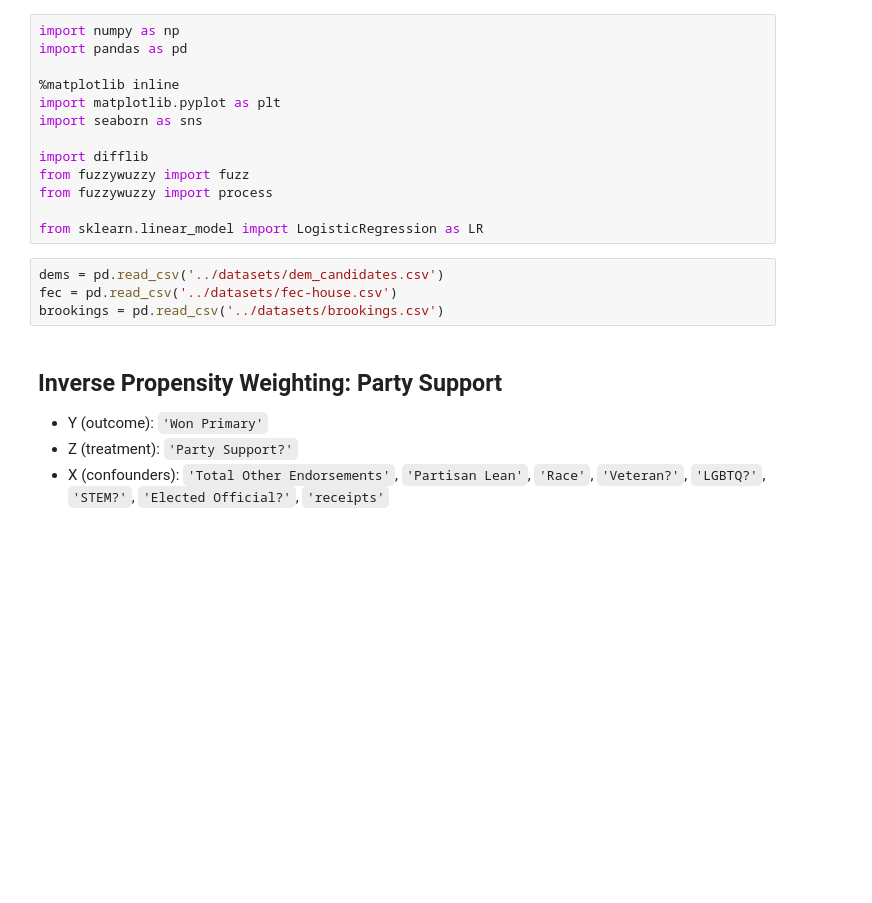
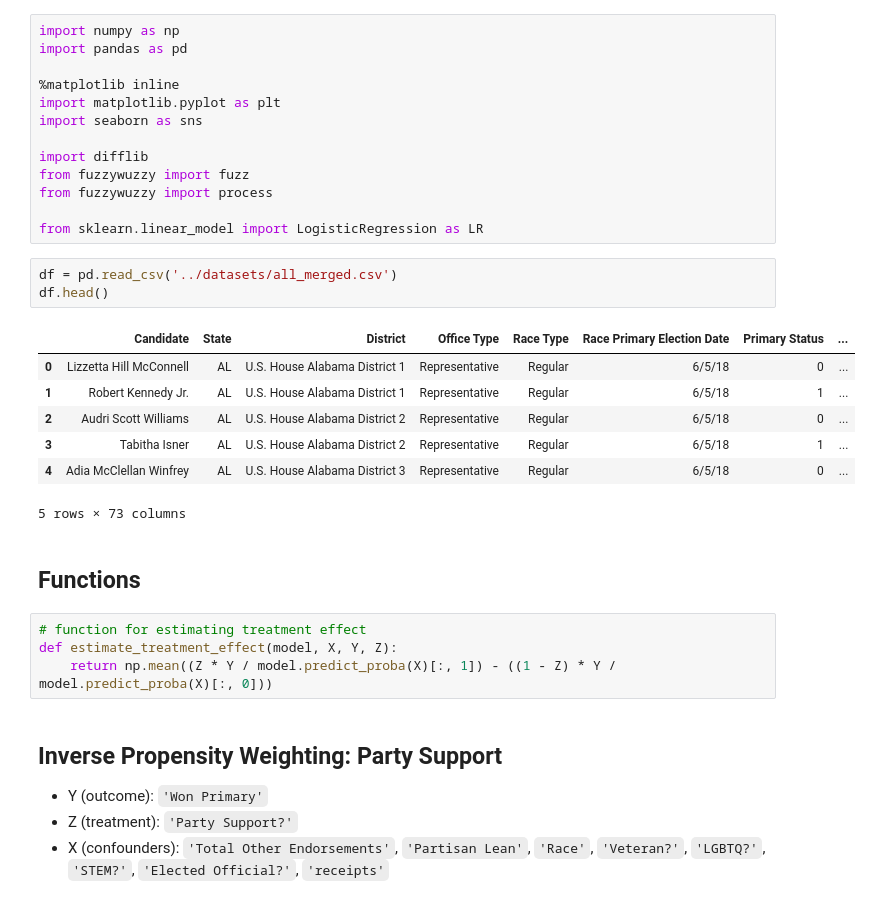
Before and after one commit to tetsu2001/102-project, a Jupyter notebook: aileen/causal.ipynb, the cells around one changed output. Saved outputs shown, nothing was run; the diff lists cells and outputs as text; blank space fills up the shorter version.

```diff
--- a/aileen/causal.ipynb
+++ b/aileen/causal.ipynb
@@ -12,9 +12,22 @@ from fuzzywuzzy import process
 
 from sklearn.linear_model import LogisticRegression as LR
 # %%
-dems = pd.read_csv('../datasets/dem_candidates.csv')
-fec = pd.read_csv('../datasets/fec-house.csv')
-brookings = pd.read_csv('../datasets/brookings.csv')
+df = pd.read_csv('../datasets/all_merged.csv')
+df.head()
+# %% [output]
+|  | Candidate | State | District | Office Type | Race Type | Race Primary Election Date | Primary Status | ... |
+| 0 | Lizzetta Hill McConnell | AL | U.S. House Alabama District 1 | Representative | Regular | 6/5/18 | 0 | ... |
+| 1 | Robert Kennedy Jr. | AL | U.S. House Alabama District 1 | Representative | Regular | 6/5/18 | 1 | ... |
+| 2 | Audri Scott Williams | AL | U.S. House Alabama District 2 | Representative | Regular | 6/5/18 | 0 | ... |
+| 3 | Tabitha Isner | AL | U.S. House Alabama District 2 | Representative | Regular | 6/5/18 | 1 | ... |
+| 4 | Adia McClellan Winfrey | AL | U.S. House Alabama District 3 | Representative | Regular | 6/5/18 | 0 | ... |
+5 rows × 73 columns
+# %% [markdown]
+## Functions
+# %%
+# function for estimating treatment effect
+def estimate_treatment_effect(model, X, Y, Z):
+    return np.mean((Z * Y / model.predict_proba(X)[:, 1]) - ((1 - Z) * Y / model.predict_proba(X)[:, 0]))
 # %% [markdown]
 ## Inverse Propensity Weighting: Party Support
 - Y (outcome): `'Won Primary'`
```
Also changed, not shown: parts of 4 cells of this notebook, 1 other file.
